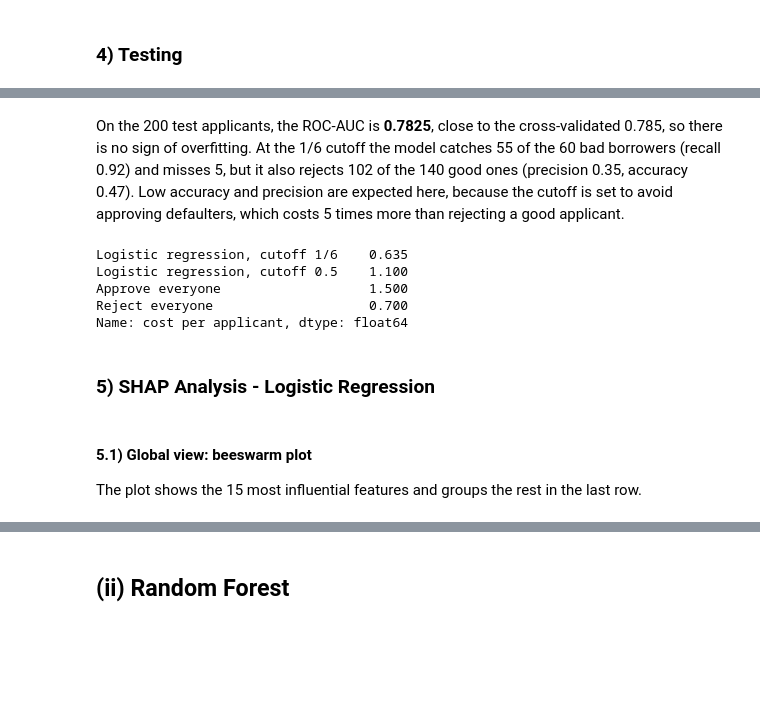
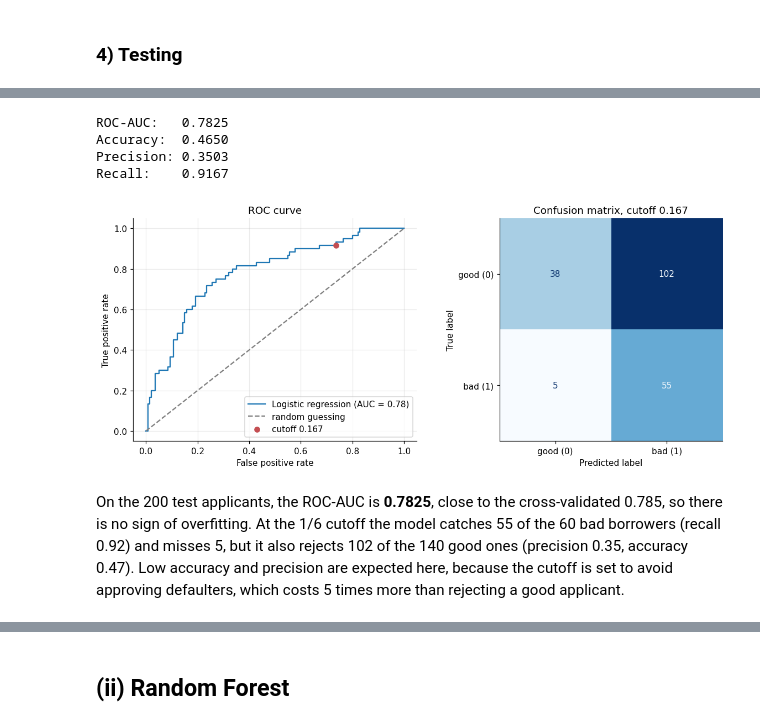
Before and after one commit to chrisgoh9/dseqf4212-group8, a Jupyter notebook: dseqf4212-group8.ipynb, the cells around one changed output, grey strips where cells are left out. Saved outputs shown, nothing was run; the diff lists cells and outputs as text; code cells hidden in the pictures; blank space fills up the shorter version.

```diff
--- a/dseqf4212-group8.ipynb
+++ b/dseqf4212-group8.ipynb
@@ -764,25 +731,34 @@ Recall:    0.9167
+# %%
+# Flag an applicant as bad (1) when P(default) > 1/6, since approving a defaulter costs 5x more than rejecting a good applicant
+THRESHOLD = 1 / 6
+y_proba_lr = lr_best.predict_proba(x_test_lr)[:, 1]
+y_pred_lr = (y_proba_lr > THRESHOLD).astype(int)
+
+print(f"ROC-AUC:   {roc_auc_score(y_test_lr, y_proba_lr):.4f} ")
+print(f"Accuracy:  {accuracy_score(y_test_lr, y_pred_lr):.4f}")
+print(f"Precision: {precision_score(y_test_lr, y_pred_lr):.4f} ")
+print(f"Recall:    {recall_score(y_test_lr, y_pred_lr):.4f} ")
+
+fig, ax = plt.subplots(1, 2, figsize=(11, 4.6))
+
+# ROC curve, with the 1/6 cutoff marked
+fpr, tpr, thr = roc_curve(y_test_lr, y_proba_lr)
+i_cut = np.argmin(np.abs(thr - THRESHOLD))
+ax[0].plot(fpr, tpr, label=f"Logistic regression (AUC = {roc_auc_score(y_test_lr, y_proba_lr):.2f})")
+ax[0].plot([0, 1], [0, 1], "--", color="gray", label="random guessing")
+ax[0].scatter(fpr[i_cut], tpr[i_cut], color=C_BAD, zorder=3, label=f"cutoff {THRESHOLD:.3f}")
+ax[0].set_xlabel("False positive rate"); ax[0].set_ylabel("True positive rate")
+ax[0].set_title("ROC curve"); ax[0].legend()
+
+# Confusion matrix: rows = actual (0 good, 1 bad), columns = predicted
+ConfusionMatrixDisplay(confusion_matrix(y_test_lr, y_pred_lr), display_labels=["good (0)", "bad (1)"]).plot(ax=ax[1], cmap="Blues", colorbar=False)
+ax[1].grid(False); ax[1].set_title(f"Confusion matrix, cutoff {THRESHOLD:.3f}")
+plt.tight_layout(); plt.show()
+# %% [output]
+ROC-AUC:   0.7825
+Accuracy:  0.4650
+Precision: 0.3503
+Recall:    0.9167
+[figure, added]
 # %% [markdown]
 On the 200 test applicants, the ROC-AUC is **0.7825**, close to the cross-validated 0.785, so there is no sign of overfitting. At the 1/6 cutoff the model catches 55 of the 60 bad borrowers (recall 0.92) and misses 5, but it also rejects 102 of the 140 good ones (precision 0.35, accuracy 0.47). Low accuracy and precision are expected here, because the cutoff is set to avoid approving defaulters, which costs 5 times more than rejecting a good applicant.
-# %%
-# Misclassification cost
-def cost_per_applicant(y_true, y_pred):
-    """Average cost: 5 per bad borrower approved (FN) + 1 per good borrower rejected (FP)."""
-    tn, fp, fn, tp = confusion_matrix(y_true, y_pred).ravel()
-    return (5 * fn + 1 * fp) / len(y_true)
-
-n_test = len(y_test_lr)
-cost_table_lr = pd.Series({
-    "Logistic regression, cutoff 1/6": cost_per_applicant(y_test_lr, y_pred_lr),
-    "Logistic regression, cutoff 0.5": cost_per_applicant(y_test_lr, (y_proba_lr > 0.5).astype(int)),
-    "Approve everyone":                cost_per_applicant(y_test_lr, np.zeros(n_test, dtype=int)),
-    "Reject everyone":                 cost_per_applicant(y_test_lr, np.ones(n_test, dtype=int)),
-}, name="cost per applicant").round(3)
-cost_table_lr
-# %% [output]
-Logistic regression, cutoff 1/6    0.635
-Logistic regression, cutoff 0.5    1.100
-Approve everyone                   1.500
-Reject everyone                    0.700
-Name: cost per applicant, dtype: float64
-# %% [markdown]
-### 5) SHAP Analysis - Logistic Regression
@@ -794,3 +764,0 @@ sv_lr = explainer_lr(x_test_lr)
-# %% [markdown]
-#### 5.1) Global view: beeswarm plot
-The plot shows the 15 most influential features and groups the rest in the last row.
```
Also changed, not shown: parts of 27 cells of this notebook.
